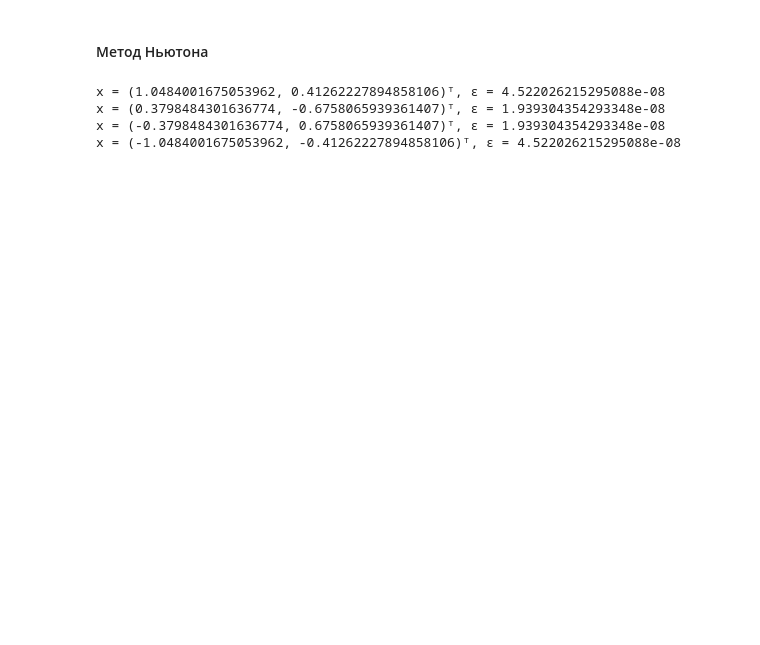
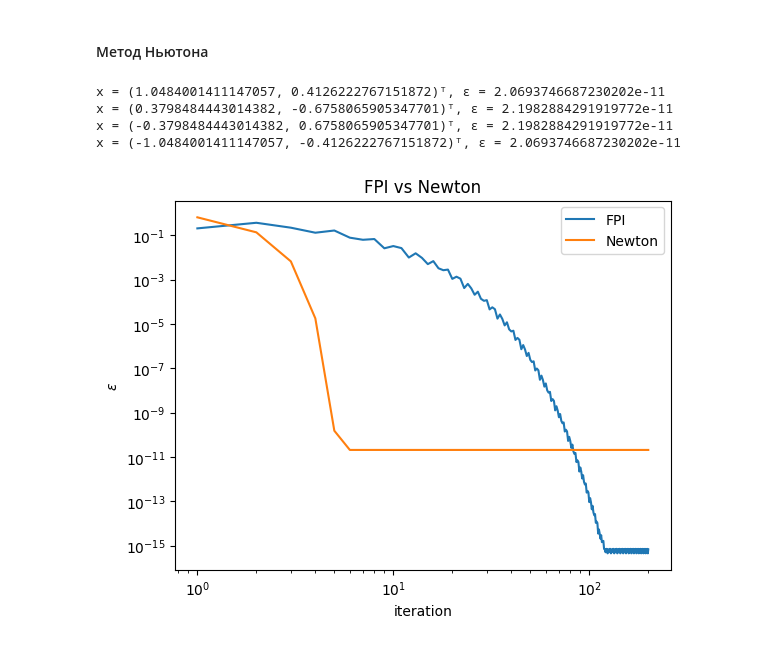
Before and after one commit to VoyakaGOD/computational-mathematics, a Jupyter notebook: nonlinear-equations.ipynb, the cells around one changed output. Cells and saved outputs as stored; diff of their text form; code cells hidden in the pictures; blank space fills up the shorter version.

Commit message:
lab 3: plots

```diff
--- a/nonlinear-equations.ipynb
+++ b/nonlinear-equations.ipynb
@@ -82,15 +82,42 @@ x = -0.37141775245917386, ε = 0.0
 #### $$ \begin{cases} tg(xy + 0.4) = x^2\\ 0.6x^2 + 2y^2 = 1 \end{cases} $$
 # %%
 from matrixlib import *
+import matplotlib.pyplot as plt
 
 def f(u : Vector) -> Vector:
     x = u[0]
     y = u[1]
     return Vector(tan(x*y + 0.4) - x*x, 0.6*x*x + 2*y*y - 1)
 
-iterations = 20
+iterations = 200
 norm = get_Euclidian_norm
 
-def check_method(method, u0 : Vector):
-    x = method(u0)
-    print(f"x = ({x[0]}, {x[1]})ᵀ, ε = {norm(f(x))}")
+###################################################
+#comparsion FPI and Newton:
+class comparsion_plots:
+    def __init__(self):
+        self.plots = []
+
+    def begin_plot(self, name : str):
+        self.plots += [[name, []]]
+
+    def add_point_to_plot(self, u : Vector):
+        self.plots[-1][1] += [norm(f(u))]
+
+    def show_result(self):
+        for plot in self.plots:
+            plt.plot([(it + 1) for it in range(len(plot[1]))], plot[1], label=plot[0])
+        plt.title("FPI vs Newton")
+        plt.xlabel("iteration")
+        plt.ylabel(r"$\epsilon$")
+        plt.yscale("log")
+        plt.xscale("log")
+        plt.legend()
+        plt.show()
+
+plots = comparsion_plots()
+###################################################
+
+def check_method(method, u0 : Vector, plots : comparsion_plots = None):
+    u = method(u0, plots)
+    print(f"x = ({u[0]}, {u[1]})ᵀ, ε = {norm(f(u))}")
@@ -113,8 +181,8 @@ x = (1.0484001359003647, 0.4126222806795933)ᵀ, ε = 1.5348094128952994e-08
 # %% [markdown]
 #### Метод Ньютона
 # %%
-eps_d = 1e-7 #differentiation accuracy
-eps_l = 1e-7 #linear system solving accuracy
+eps_d = 1e-10 #differentiation accuracy
+eps_l = 1e-10 #linear system solving accuracy
 
 def solve_linear_system_by_Seidel(A : Matrix, f : Vector, x0 : Vector) -> Vector:
     f = A.T() * f
@@ -135,19 +203,25 @@ def J(u : Vector) -> Matrix:
     dfy = (f(u + Vector(0, eps_d)) - f(u - Vector(0, eps_d))) / (2 * eps_d)
     return Matrix([(dfx[0], dfy[0]), (dfx[1], dfy[1])])
 
-def find_solution_by_Newton(u0 : Vector) -> Vector:
+def find_solution_by_Newton(u0 : Vector, plots : comparsion_plots) -> Vector:
     u = u0.copy()
+    if plots: plots.begin_plot("Newton")
     for n in range(iterations):
         du = solve_linear_system_by_Seidel(J(u), -f(u), Vector(0, 0))
         u += du
+        if plots: plots.add_point_to_plot(u)
     return u
 
-check_method(find_solution_by_Newton, Vector(1, 1))
+check_method(find_solution_by_Newton, Vector(1, 1), plots)
 check_method(find_solution_by_Newton, Vector(1, -1))
 check_method(find_solution_by_Newton, Vector(-1, 1))
 check_method(find_solution_by_Newton, Vector(-1, -1))
 # %% [output]
-x = (1.0484001675053962, 0.41262227894858106)ᵀ, ε = 4.522026215295088e-08
-x = (0.3798484301636774, -0.6758065939361407)ᵀ, ε = 1.939304354293348e-08
-x = (-0.3798484301636774, 0.6758065939361407)ᵀ, ε = 1.939304354293348e-08
-x = (-1.0484001675053962, -0.41262227894858106)ᵀ, ε = 4.522026215295088e-08
+x = (1.0484001411147057, 0.4126222767151872)ᵀ, ε = 2.0693746687230202e-11
+x = (0.3798484443014382, -0.6758065905347701)ᵀ, ε = 2.1982884291919772e-11
+x = (-0.3798484443014382, 0.6758065905347701)ᵀ, ε = 2.1982884291919772e-11
+x = (-1.0484001411147057, -0.4126222767151872)ᵀ, ε = 2.0693746687230202e-11
+# %%
+plots.show_result()
+# %% [output]
+[figure, added]
```
Also changed, not shown: parts of 4 cells of this notebook, 2 other files.
